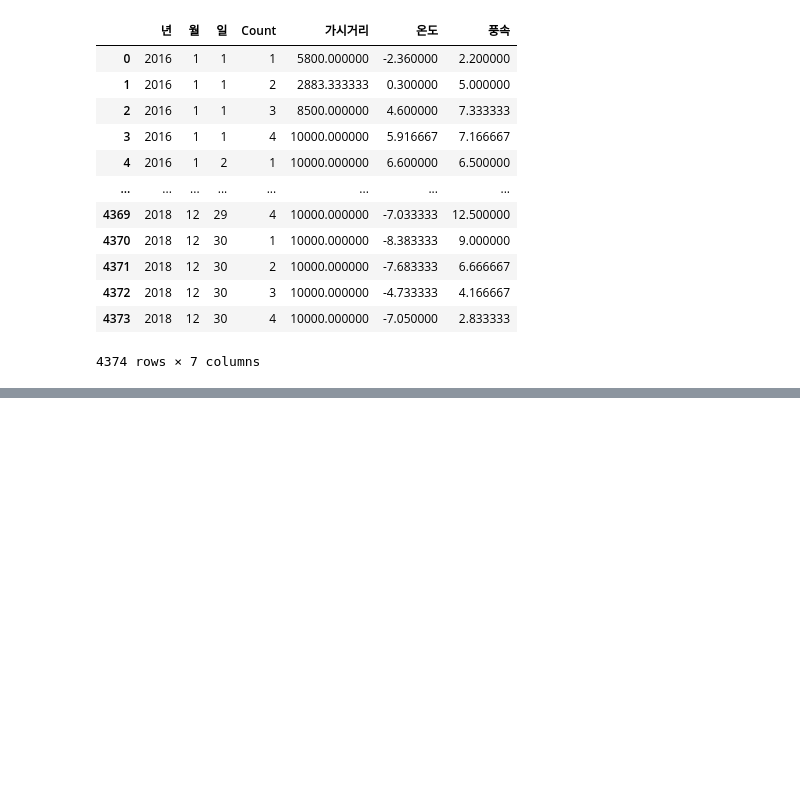
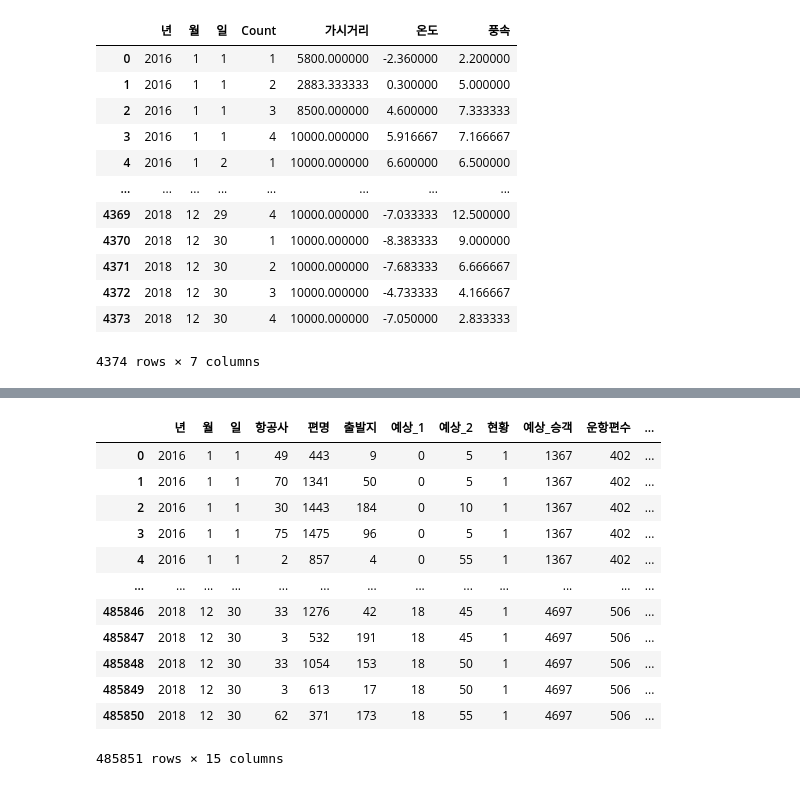
Before and after one commit to park1NG/MLTeamProject, a Jupyter notebook: airportal/날씨+항공편수+예상승객수추가.ipynb, the cells around one changed output, grey strips where cells are left out. Saved outputs shown, nothing was run; the diff lists cells and outputs as text; code cells hidden in the pictures; blank space fills up the shorter version.

```diff
--- a/airportal/날씨+항공편수+예상승객수추가.ipynb
+++ b/airportal/날씨+항공편수+예상승객수추가.ipynb
@@ -362,4 +303,20 @@ new_data
 # %%
 weather_add = new_data.merge(df_concat, on=['년', '월', '일','Count'], how='inner')
+# %%
+weather_add
+# %% [output]
+|  | 년 | 월 | 일 | 항공사 | 편명 | 출발지 | 예상_1 | 예상_2 | 현황 | 예상_승객 | 운항편수 | ... |
+| 0 | 2016 | 1 | 1 | 49 | 443 | 9 | 0 | 5 | 1 | 1367 | 402 | ... |
+| 1 | 2016 | 1 | 1 | 70 | 1341 | 50 | 0 | 5 | 1 | 1367 | 402 | ... |
+| 2 | 2016 | 1 | 1 | 30 | 1443 | 184 | 0 | 10 | 1 | 1367 | 402 | ... |
+| 3 | 2016 | 1 | 1 | 75 | 1475 | 96 | 0 | 5 | 1 | 1367 | 402 | ... |
+| 4 | 2016 | 1 | 1 | 2 | 857 | 4 | 0 | 55 | 1 | 1367 | 402 | ... |
+| ... | ... | ... | ... | ... | ... | ... | ... | ... | ... | ... | ... | ... |
+| 485846 | 2018 | 12 | 30 | 33 | 1276 | 42 | 18 | 45 | 1 | 4697 | 506 | ... |
+| 485847 | 2018 | 12 | 30 | 3 | 532 | 191 | 18 | 45 | 1 | 4697 | 506 | ... |
+| 485848 | 2018 | 12 | 30 | 33 | 1054 | 153 | 18 | 50 | 1 | 4697 | 506 | ... |
+| 485849 | 2018 | 12 | 30 | 3 | 613 | 17 | 18 | 50 | 1 | 4697 | 506 | ... |
+| 485850 | 2018 | 12 | 30 | 62 | 371 | 173 | 18 | 55 | 1 | 4697 | 506 | ... |
+485851 rows × 15 columns
 # %%
 weather_add.to_csv('weather_add_16_18.csv', index=False)
```
Also changed, not shown: parts of 18 cells of this notebook.
